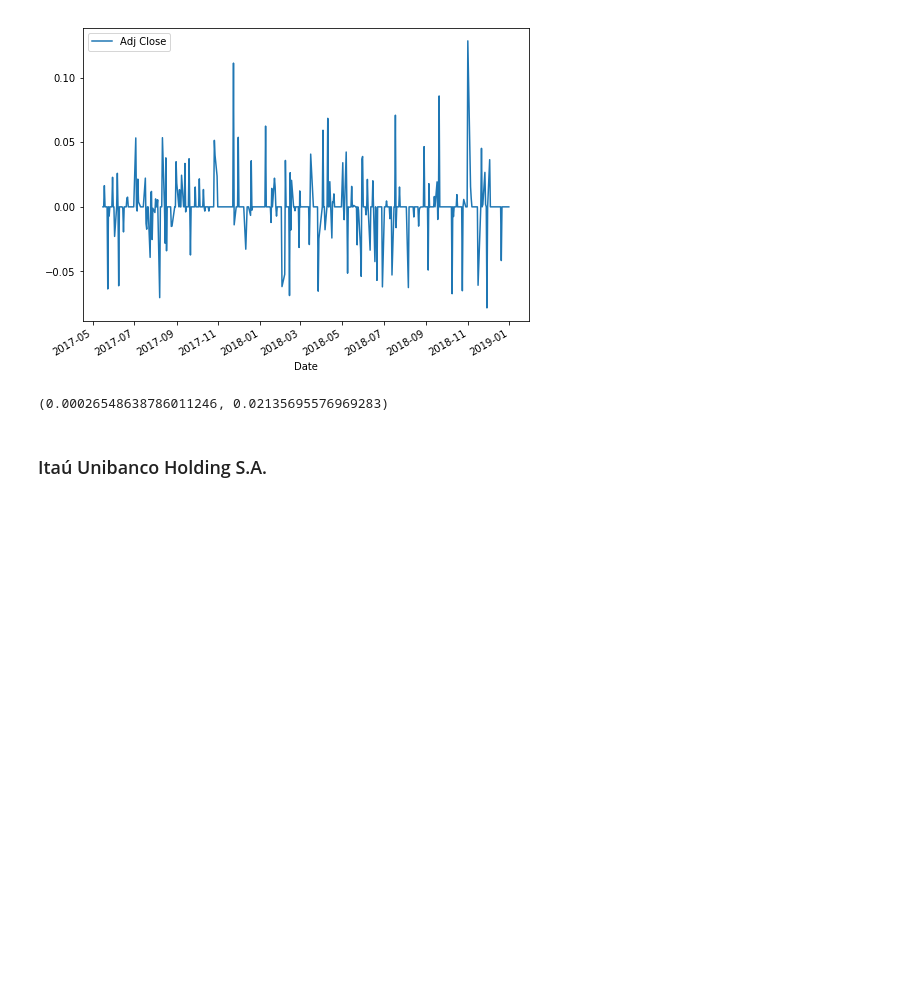
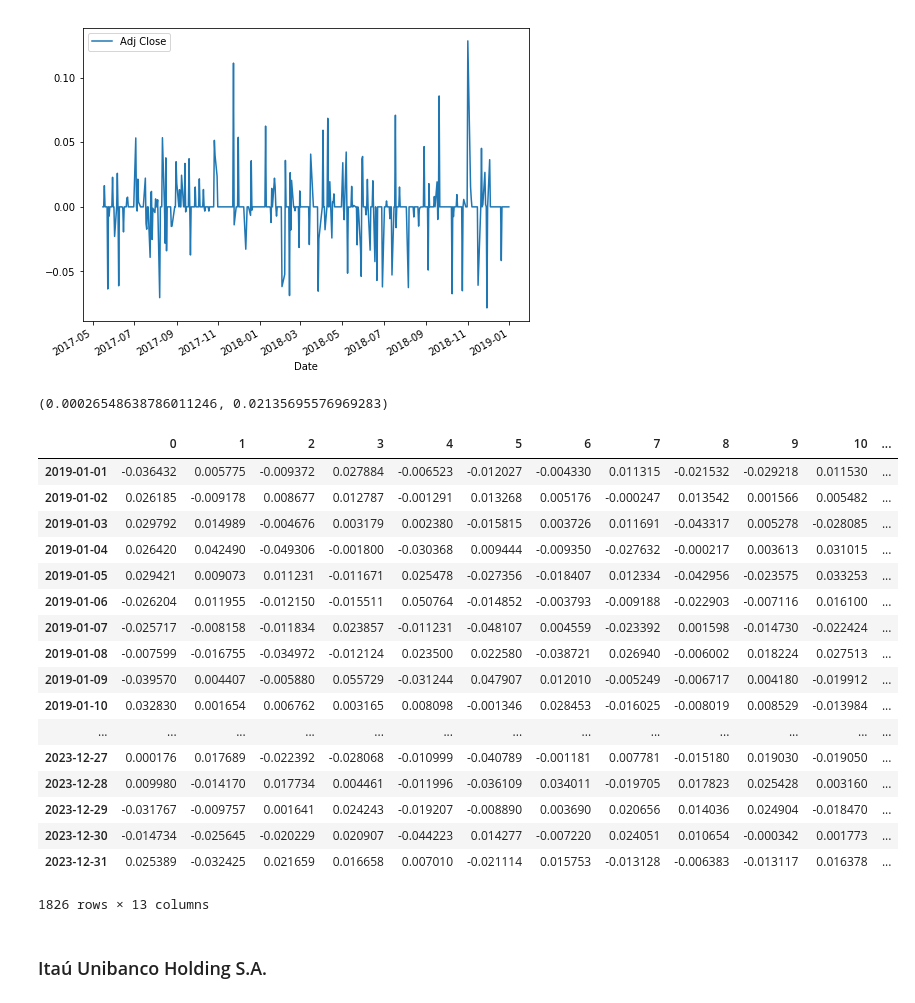
Before and after one commit to Miriam1999/Proyecto, a Jupyter notebook: Proyecto.ipynb, the cells around one changed output. Drawn from its saved outputs; the diff is of its cells as text; code cells hidden in the pictures; blank space fills up the shorter version.

```diff
--- a/Proyecto.ipynb
+++ b/Proyecto.ipynb
@@ -102,6 +127,31 @@ sigma=daily_returns.std().values[0]
 mu,sigma
 # %% [output]
 (0.00026548638786011246, 0.02135695576969283)
+# %%
+ndays=1826
+ntraj=13
+start_date="2019-01-01"
+simret=daily_ret_sim(mu,sigma,ndays,ntraj,start_date)
+simret
+# %% [output]
+|  | 0 | 1 | 2 | 3 | 4 | 5 | 6 | 7 | 8 | 9 | 10 | ... |
+| 2019-01-01 | -0.036432 | 0.005775 | -0.009372 | 0.027884 | -0.006523 | -0.012027 | -0.004330 | 0.011315 | -0.021532 | -0.029218 | 0.011530 | ... |
+| 2019-01-02 | 0.026185 | -0.009178 | 0.008677 | 0.012787 | -0.001291 | 0.013268 | 0.005176 | -0.000247 | 0.013542 | 0.001566 | 0.005482 | ... |
+| 2019-01-03 | 0.029792 | 0.014989 | -0.004676 | 0.003179 | 0.002380 | -0.015815 | 0.003726 | 0.011691 | -0.043317 | 0.005278 | -0.028085 | ... |
+| 2019-01-04 | 0.026420 | 0.042490 | -0.049306 | -0.001800 | -0.030368 | 0.009444 | -0.009350 | -0.027632 | -0.000217 | 0.003613 | 0.031015 | ... |
+| 2019-01-05 | 0.029421 | 0.009073 | 0.011231 | -0.011671 | 0.025478 | -0.027356 | -0.018407 | 0.012334 | -0.042956 | -0.023575 | 0.033253 | ... |
+| 2019-01-06 | -0.026204 | 0.011955 | -0.012150 | -0.015511 | 0.050764 | -0.014852 | -0.003793 | -0.009188 | -0.022903 | -0.007116 | 0.016100 | ... |
+| 2019-01-07 | -0.025717 | -0.008158 | -0.011834 | 0.023857 | -0.011231 | -0.048107 | 0.004559 | -0.023392 | 0.001598 | -0.014730 | -0.022424 | ... |
+| 2019-01-08 | -0.007599 | -0.016755 | -0.034972 | -0.012124 | 0.023500 | 0.022580 | -0.038721 | 0.026940 | -0.006002 | 0.018224 | 0.027513 | ... |
+| 2019-01-09 | -0.039570 | 0.004407 | -0.005880 | 0.055729 | -0.031244 | 0.047907 | 0.012010 | -0.005249 | -0.006717 | 0.004180 | -0.019912 | ... |
+| 2019-01-10 | 0.032830 | 0.001654 | 0.006762 | 0.003165 | 0.008098 | -0.001346 | 0.028453 | -0.016025 | -0.008019 | 0.008529 | -0.013984 | ... |
+| ... | ... | ... | ... | ... | ... | ... | ... | ... | ... | ... | ... | ... |
+| 2023-12-27 | 0.000176 | 0.017689 | -0.022392 | -0.028068 | -0.010999 | -0.040789 | -0.001181 | 0.007781 | -0.015180 | 0.019030 | -0.019050 | ... |
+| 2023-12-28 | 0.009980 | -0.014170 | 0.017734 | 0.004461 | -0.011996 | -0.036109 | 0.034011 | -0.019705 | 0.017823 | 0.025428 | 0.003160 | ... |
+| 2023-12-29 | -0.031767 | -0.009757 | 0.001641 | 0.024243 | -0.019207 | -0.008890 | 0.003690 | 0.020656 | 0.014036 | 0.024904 | -0.018470 | ... |
+| 2023-12-30 | -0.014734 | -0.025645 | -0.020229 | 0.020907 | -0.044223 | 0.014277 | -0.007220 | 0.024051 | 0.010654 | -0.000342 | 0.001773 | ... |
+| 2023-12-31 | 0.025389 | -0.032425 | 0.021659 | 0.016658 | 0.007010 | -0.021114 | 0.015753 | -0.013128 | -0.006383 | -0.013117 | 0.016378 | ... |
+1826 rows × 13 columns
 # %% [markdown]
 ### Itaú Unibanco Holding S.A.
 # %%
```
Also changed, not shown: parts of 9 cells of this notebook.
